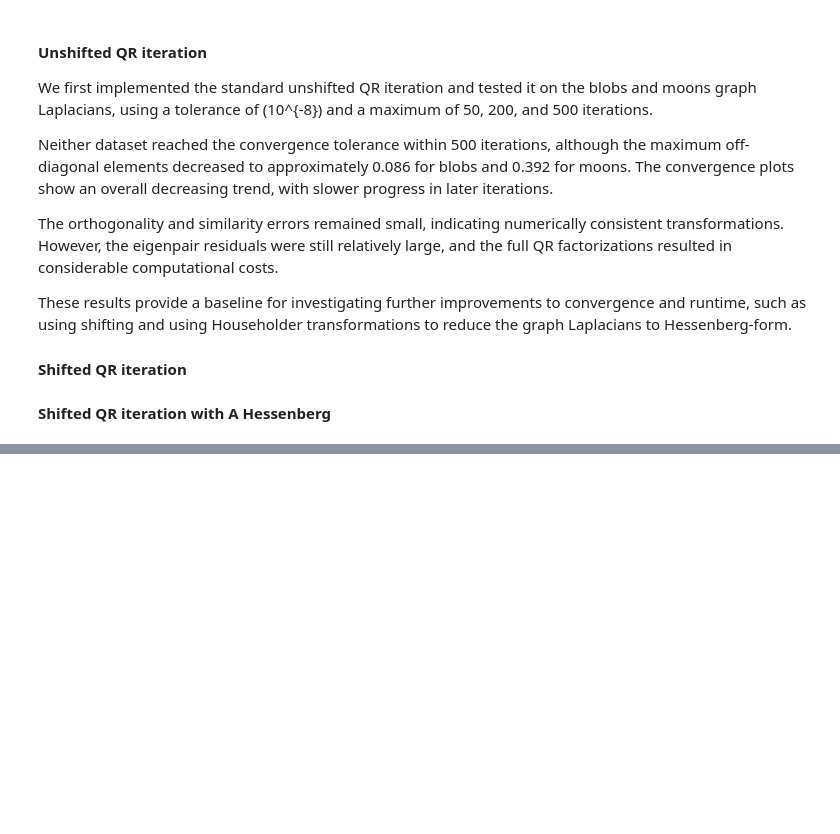
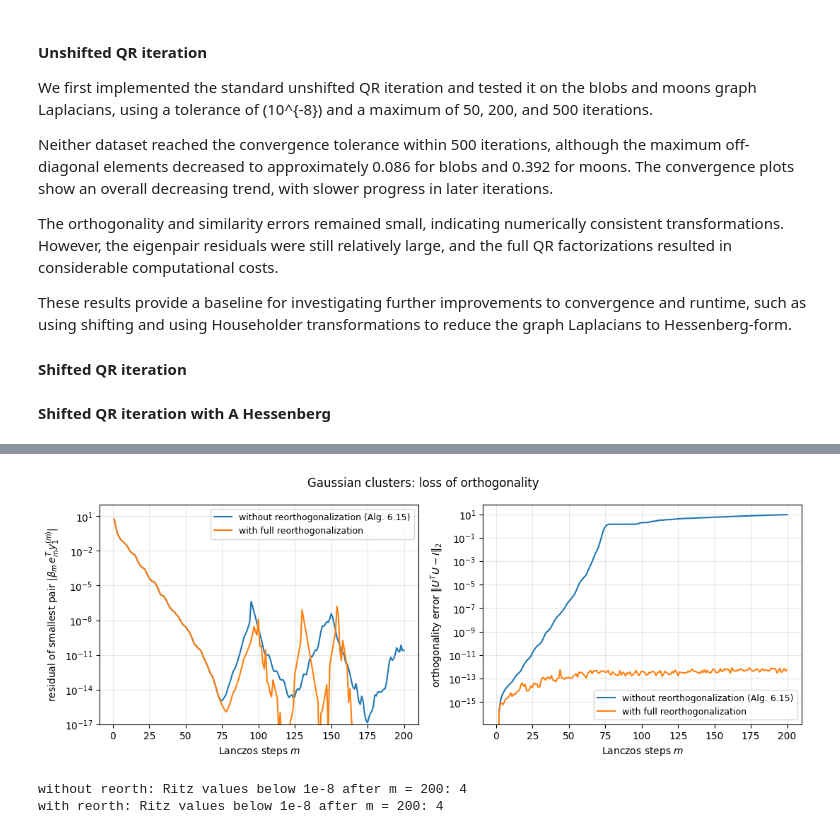
Before and after one commit to theaboge/spectral_clustering, a Jupyter notebook: handin.ipynb, the cells around one changed output, grey strips where cells are left out. Saved outputs shown, nothing was run; the diff lists cells and outputs as text; code cells hidden in the pictures; blank space fills up the shorter version.

```diff
--- a/handin.ipynb
+++ b/handin.ipynb
@@ -1113,0 +1427,24 @@ print()
+# %%
+fig, axes = plt.subplots(1, 2, figsize=(11, 4.2))
+for h, label in [(hist_blobs_noreorth, "without reorthogonalization (Alg. 6.15)"),
+                 (hist_blobs, "with full reorthogonalization")]:
+    axes[0].semilogy(h["ms"], column(h, "res", 0), lw=1.5, label=label)
+    axes[1].semilogy(h["ms"], h["orth"], lw=1.5, label=label)
+axes[0].set_ylabel(r"residual of smallest pair $|\beta_m\, e_m^T y_1^{(m)}|$")
+axes[0].set_ylim(1e-17, 1e2)
+axes[1].set_ylabel(r"orthogonality error $\|U^TU - I\|_2$")
+for ax in axes:
+    ax.set_xlabel("Lanczos steps $m$")
+    ax.grid(alpha=0.3)
+    ax.legend(fontsize=9)
+fig.suptitle("Gaussian clusters: loss of orthogonality", fontsize=12)
+fig.tight_layout()
+plt.show()
+
+# Number of copies of the smallest eigenvalue among the Ritz values after M steps
+for h, label in [(hist_blobs_noreorth, "without reorth"), (hist_blobs, "with reorth")]:
+    print(f"{label}: Ritz values below 1e-8 after m = {M}: {np.sum(h['theta'][-1] < 1e-8)}")
+# %% [output]
+[figure, added]
+without reorth: Ritz values below 1e-8 after m = 200: 4
+with reorth: Ritz values below 1e-8 after m = 200: 4
```
Also changed, not shown: parts of 17 cells of this notebook, 1 other file.
